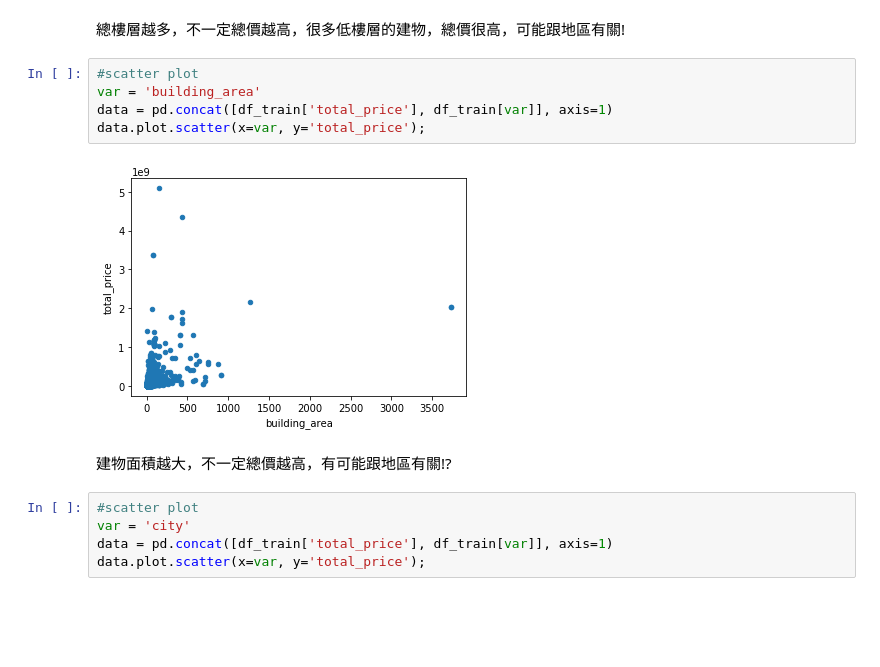
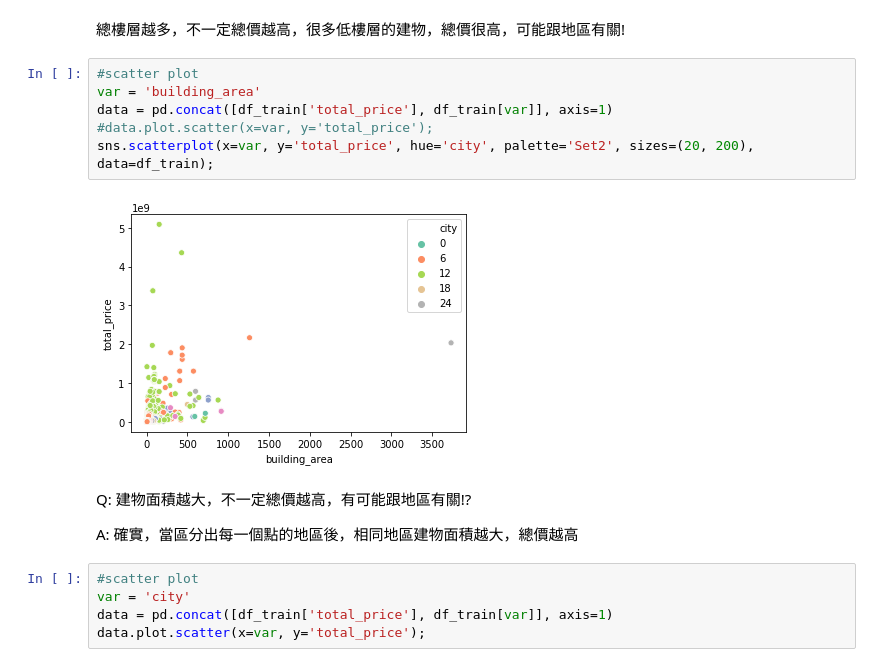
Before and after one commit to JiangGuanMing/T-brain_house_price, a Jupyter notebook: t_brain_house_price_prediction.ipynb, the cells around one changed output. Drawn from its saved outputs; the diff is of its cells as text; blank space fills up the shorter version.

```diff
--- a/t_brain_house_price_prediction.ipynb
+++ b/t_brain_house_price_prediction.ipynb
@@ -105,12 +105,15 @@ data.plot.scatter(x=var, y='total_price');
 # %%
 #scatter plot
 var = 'building_area'
 data = pd.concat([df_train['total_price'], df_train[var]], axis=1)
-data.plot.scatter(x=var, y='total_price');
+#data.plot.scatter(x=var, y='total_price');
+sns.scatterplot(x=var, y='total_price', hue='city', palette='Set2', sizes=(20, 200), data=df_train);
 # %% [output]
-[figure, old version]
+[figure, new version]
-# %% [markdown]
-建物面積越大，不一定總價越高，有可能跟地區有關!?
+# %% [markdown]
+Q: 建物面積越大，不一定總價越高，有可能跟地區有關!?
+
+A: 確實，當區分出每一個點的地區後，相同地區建物面積越大，總價越高
 # %%
 #scatter plot
 var = 'city'
```
